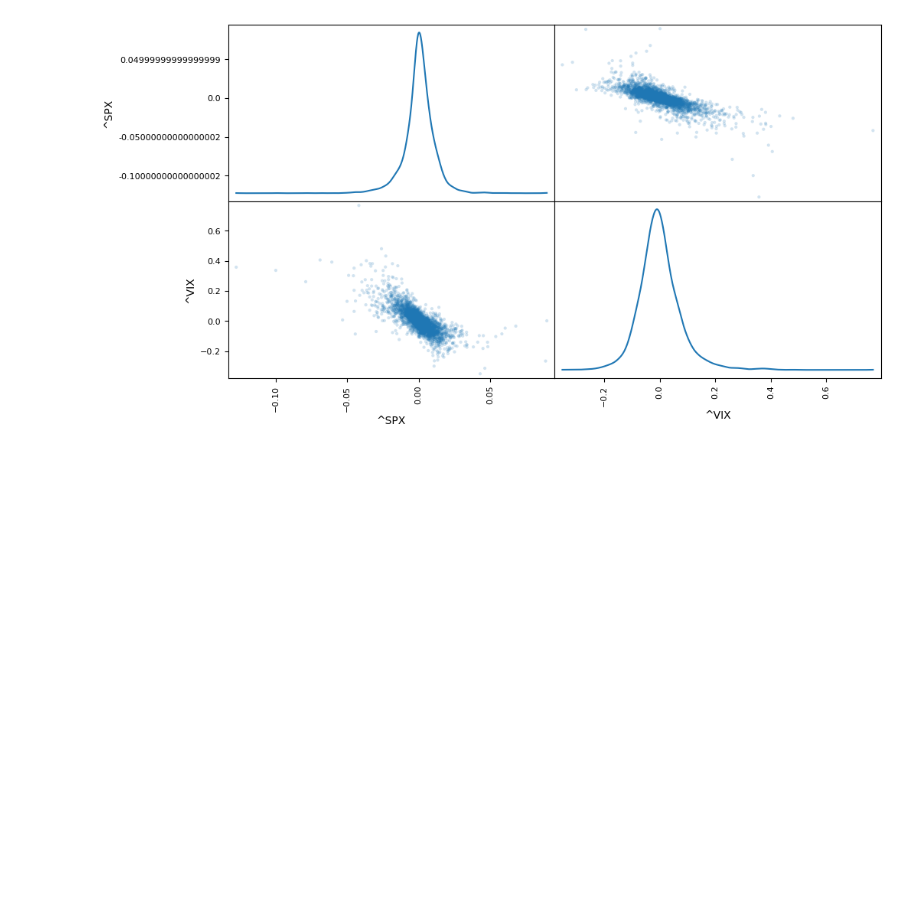
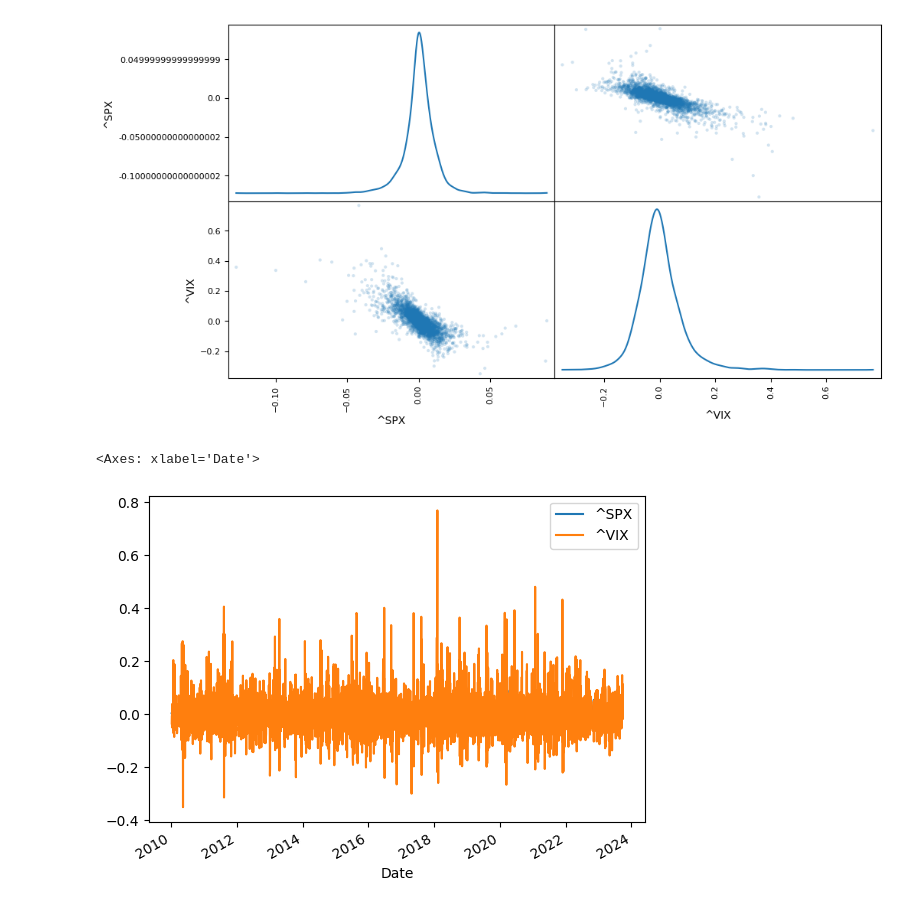
Before and after one commit to emocreator/Finance_Project, a Jupyter notebook: Quantitative trading + Python financial analysis/Qt.ipynb, the cells around one changed output. Saved outputs shown, nothing was run; the diff lists cells and outputs as text; code cells hidden in the pictures; blank space fills up the shorter version.

```diff
--- a/Quantitative trading + Python financial analysis/Qt.ipynb
+++ b/Quantitative trading + Python financial analysis/Qt.ipynb
@@ -406,3 +406,5 @@ array([[<Axes: xlabel='^SPX', ylabel='^SPX'>,
        [<Axes: xlabel='^SPX', ylabel='^VIX'>,
         <Axes: xlabel='^VIX', ylabel='^VIX'>]], dtype=object)
 [figure]
+# %%
+rets.dropna(inplace=True)
@@ -408,0 +413,5 @@ array([[<Axes: xlabel='^SPX', ylabel='^SPX'>,
+# %%
+rets.plot()
+# %% [output]
+<Axes: xlabel='Date'>
+[figure, added]
```
Also changed, not shown: parts of 13 cells of this notebook.
